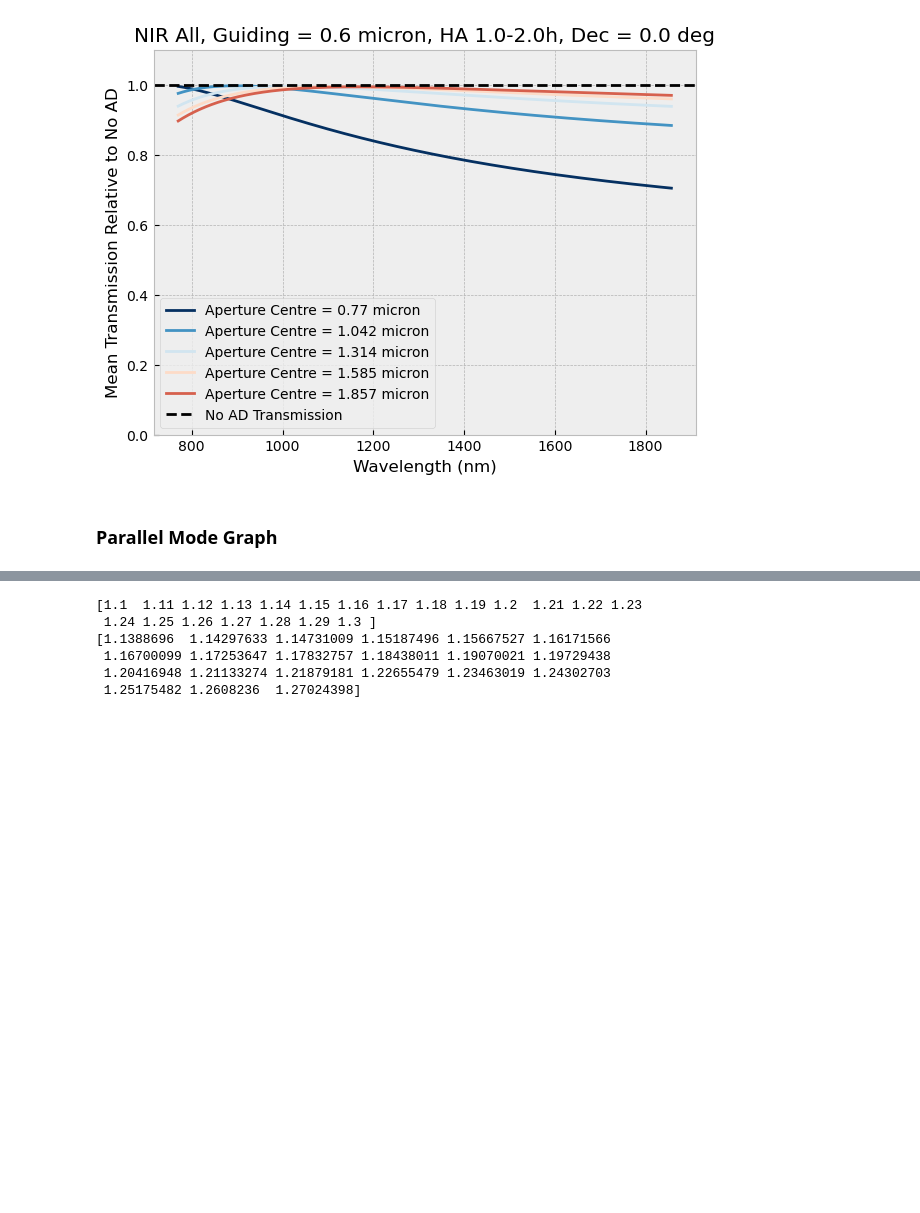
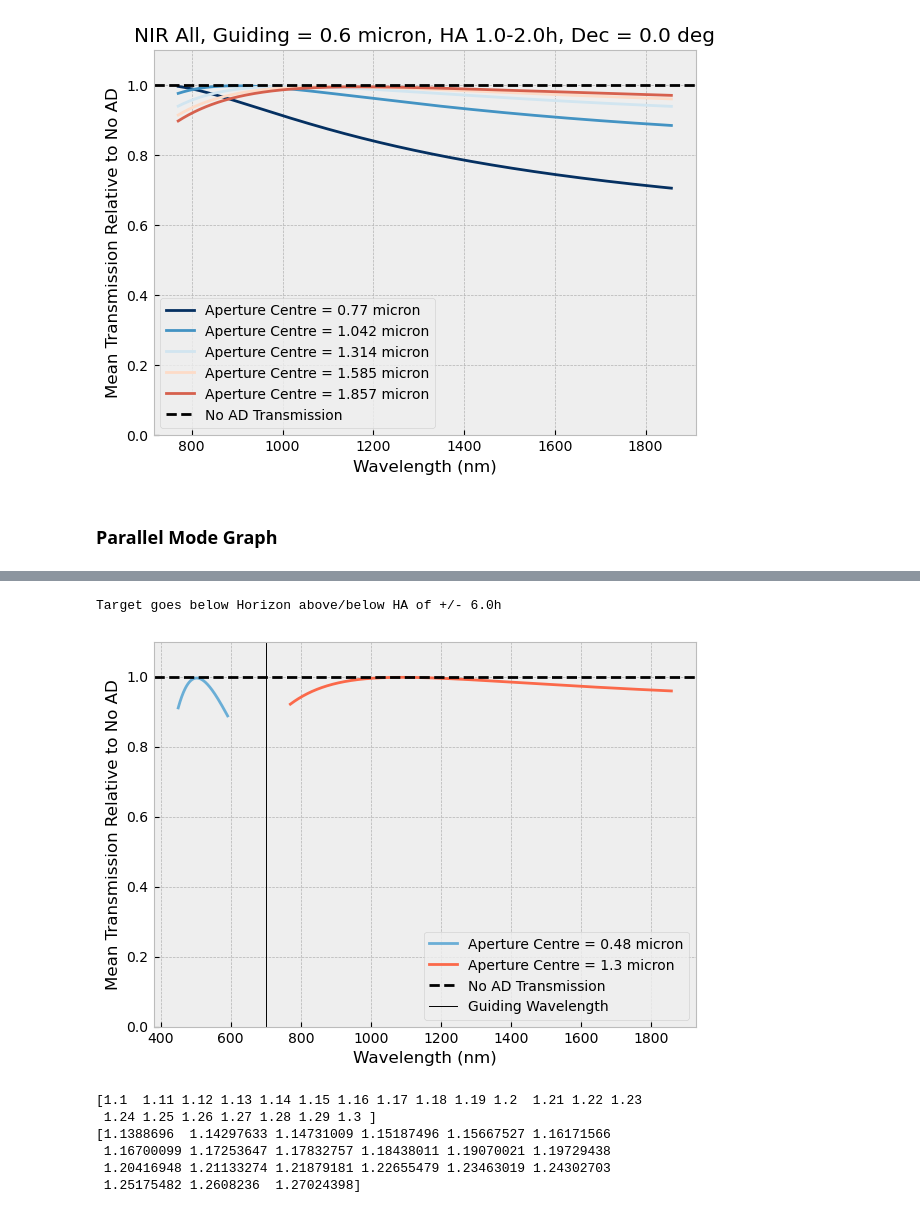
Before and after one commit to JamianStephan/MOSAIC-AD-Analysis, a Jupyter notebook: Main-Version/Integration Graphs.ipynb, the cells around one changed output, grey strips where cells are left out. Drawn from its saved outputs; the diff is of its cells as text; code cells hidden in the pictures; blank space fills up the shorter version.

```diff
--- a/Main-Version/Integration Graphs.ipynb
+++ b/Main-Version/Integration Graphs.ipynb
@@ -259,3 +256,12 @@ Target goes below Horizon above/below HA of +/- 6.0h
+# %%
+analysis=AD_analysis()
+
+analysis.load_airmasses(HA_range=np.linspace(1,2,21),targ_dec=0*u.deg)
+
+plot_integ_trans_parallel([0.48]*u.micron,[1.3]*u.micron,["LR","VIS","V","V"],["LR","NIR","IY","H"],.7*u.micron,analysis,normalise="no AD")
+# %% [output]
+Target goes below Horizon above/below HA of +/- 6.0h
+[figure, added]
 # %%
 analysis=AD_analysis()
 
```
Also changed, not shown: parts of 12 cells of this notebook.
